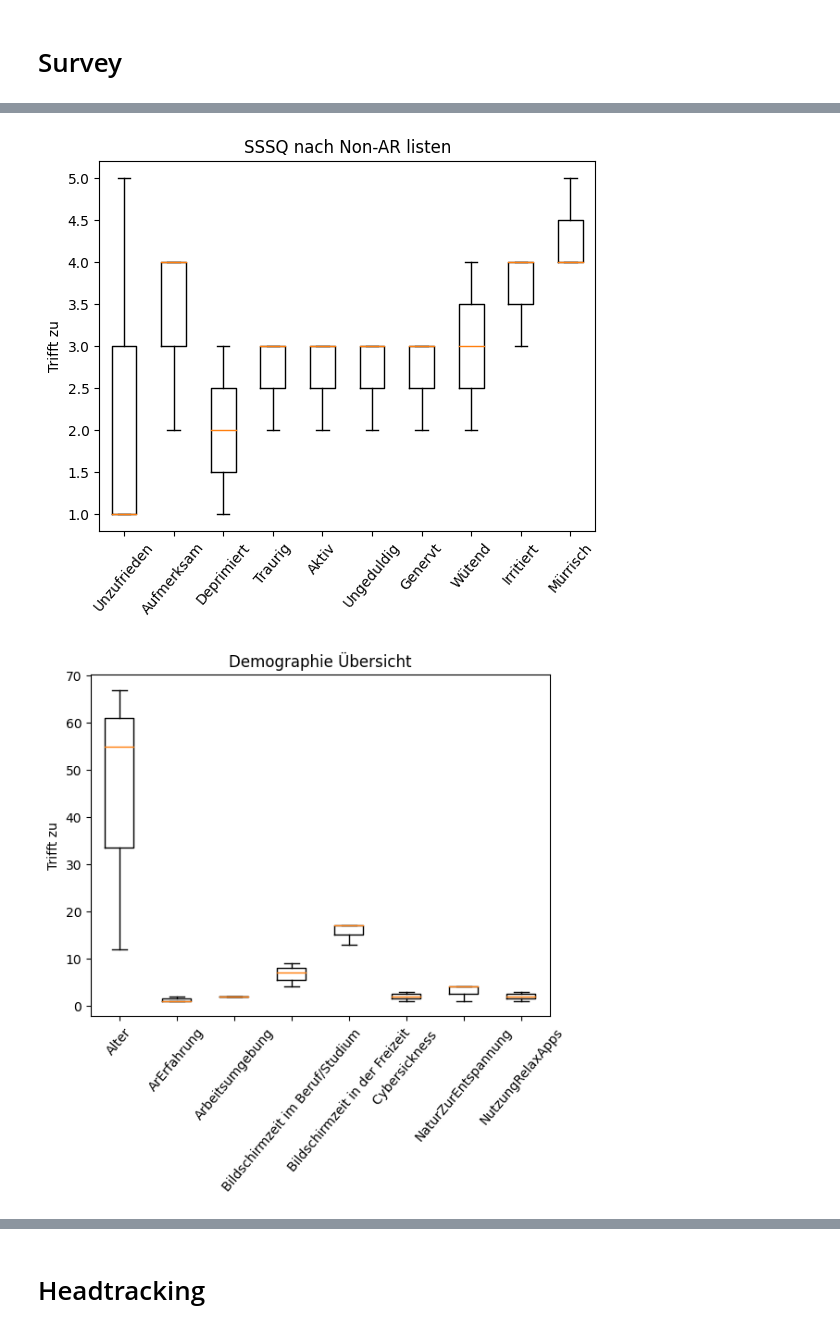
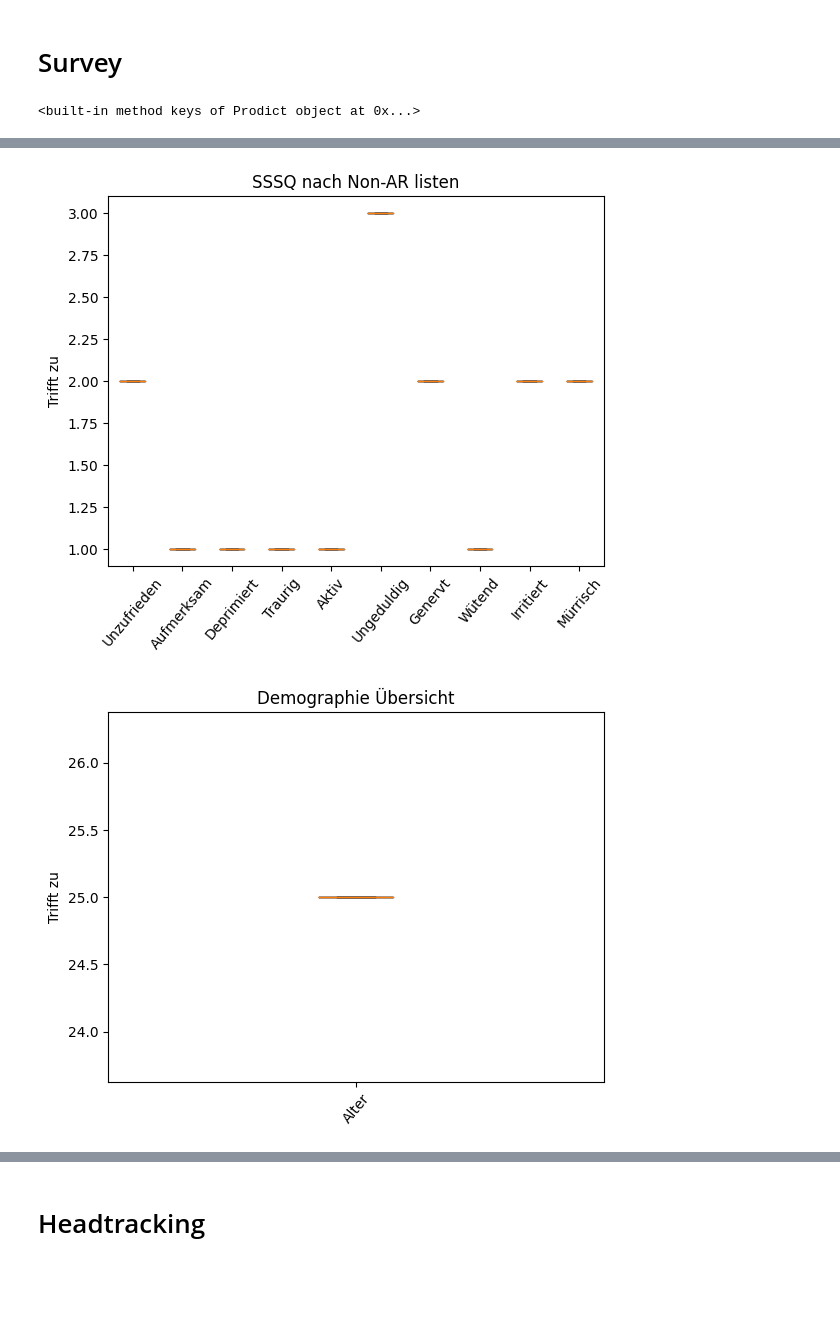
Before and after one commit to BrunoBerger/Zen-Office, a Jupyter notebook: Auswertung/test.ipynb, the cells around one changed output, grey strips where cells are left out. Cells and saved outputs as stored; diff of their text form; code cells hidden in the pictures; blank space fills up the shorter version.

```diff
--- a/Auswertung/test.ipynb
+++ b/Auswertung/test.ipynb
@@ -29,13 +29,13 @@ df = pd.read_csv(selectedFile,
 # df.dtypes
 # df.columns
 # df["SS01_01"].describe()
+print(Demographic.keys)
 
-plt.boxplot(x=df[SSSQ_AR_Listen_Scale_Keys], labels=SSSQ_Scale_Names)
+plt.boxplot(x=df[SSSQ.Scale.AR.Listen_Keys], labels=SSSQ.Scale.Names)
 plt.xticks(rotation=50)
 plt.title("Sort Stress State nach AR listen Durchlauf")
 plt.ylabel("Trifft zu")
 plt.show()
-
 
 def makeBoxPlot(data, lables, title, rot=50, ylabel="Trifft zu", save=False):
     plt.figure()
@@ -45,9 +45,10 @@ def makeBoxPlot(data, lables, title, rot=50, ylabel="Trifft zu", save=False):
     plt.ylabel(ylabel)
     if save:
         plt.savefig(title)
-    plt.show
+    plt.show()
 
-makeBoxPlot(df[SSSQ_NonAR_Listen_Scale_Keys], SSSQ_Scale_Names, "SSSQ nach Non-AR listen")
+makeBoxPlot(df[SSSQ.Scale.NonAR.Listen_Keys], SSSQ.Scale.Names, "SSSQ nach Non-AR listen")
 
-makeBoxPlot(df[Demographic_Keys[:-1]], Demographic_Names[:-1], "Demographie Übersicht")
+makeBoxPlot(df["DD01_01"], ["Alter"], "Demographie Übersicht")
 # %% [output]
+<built-in method keys of Prodict object at 0x...>
@@ -55,5 +56,5 @@ makeBoxPlot(df[Demographic_Keys[:-1]], Demographic_Names[:-1], "Demographie Übe
-[figure, old version]
+[figure, new version]
-[figure, old version]
+[figure, new version]
 # %%
 
 rot = 40
```
Also changed, not shown: parts of 2 cells of this notebook, 1 other file.
